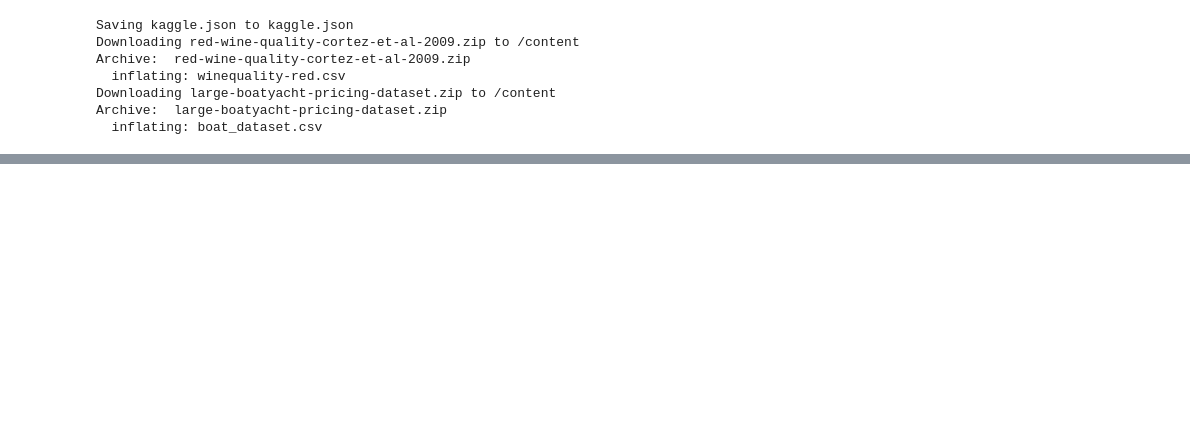
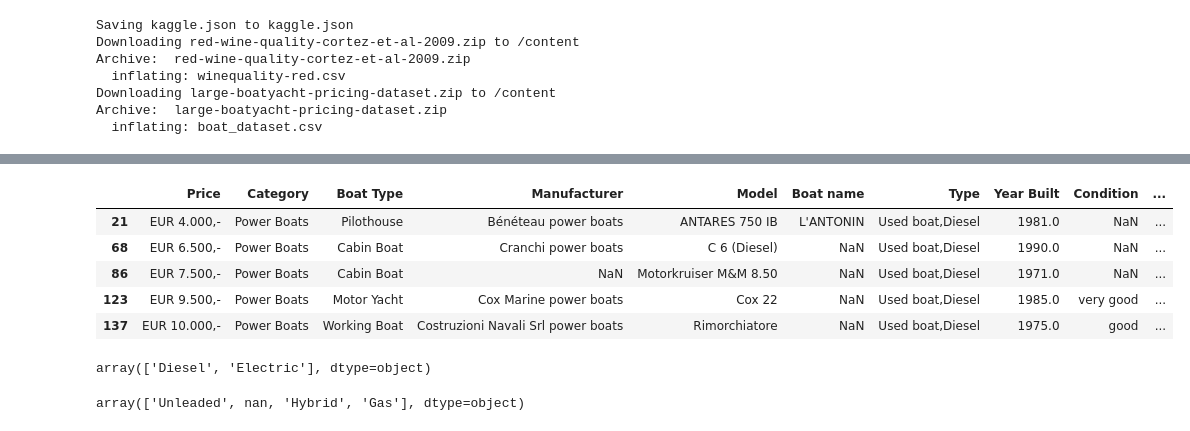
Before and after one commit to MattPfeiffer85/OVFAcadamy, a Jupyter notebook: NewCode.ipynb, the cells around one changed output, grey strips where cells are left out. Drawn from its saved outputs; the diff is of its cells as text; code cells hidden in the pictures; blank space fills up the shorter version.

```diff
--- a/NewCode.ipynb
+++ b/NewCode.ipynb
@@ -168,0 +213,11 @@ last_list
+# %%
+#LOGICAL EXPRESSIONS
+mask3 = ((df['Year Built']<=2001) | (df['Year Built']>=2011)) & ((df['Number of Cabins'] <=2) | (df['Number of Cabins'].isna())) & (df['Fuel Type'] == 'Diesel')
+df[mask3].head()
+# %% [output]
+|  | Price | Category | Boat Type | Manufacturer | Model | Boat name | Type | Year Built | Condition | ... |
+| 21 | EUR 4.000,- | Power Boats | Pilothouse | Bénéteau power boats | ANTARES 750 IB | L'ANTONIN | Used boat,Diesel | 1981.0 | NaN | ... |
+| 68 | EUR 6.500,- | Power Boats | Cabin Boat | Cranchi power boats | C 6 (Diesel) | NaN | Used boat,Diesel | 1990.0 | NaN | ... |
+| 86 | EUR 7.500,- | Power Boats | Cabin Boat | NaN | Motorkruiser M&M 8.50 | NaN | Used boat,Diesel | 1971.0 | NaN | ... |
+| 123 | EUR 9.500,- | Power Boats | Motor Yacht | Cox Marine power boats | Cox 22 | NaN | Used boat,Diesel | 1985.0 | very good | ... |
+| 137 | EUR 10.000,- | Power Boats | Working Boat | Costruzioni Navali Srl power boats | Rimorchiatore | NaN | Used boat,Diesel | 1975.0 | good | ... |
@@ -168,0 +228,10 @@ last_list
+# %%
+df[mask5]['Fuel Type'].unique()
+# %% [output]
+array(['Diesel', 'Electric'], dtype=object)
+# %%
+# Is not in
+mask6 = ((df['Year Built']<=2001) | (df['Year Built']>=2011)) & (df['Number of Cabins'] <=2) & (~df['Fuel Type'].isin(list_cat_to_keep))
+df[mask6]['Fuel Type'].unique()
+# %% [output]
+array(['Unleaded', nan, 'Hybrid', 'Gas'], dtype=object)
```
Also changed, not shown: parts of 27 cells of this notebook.
